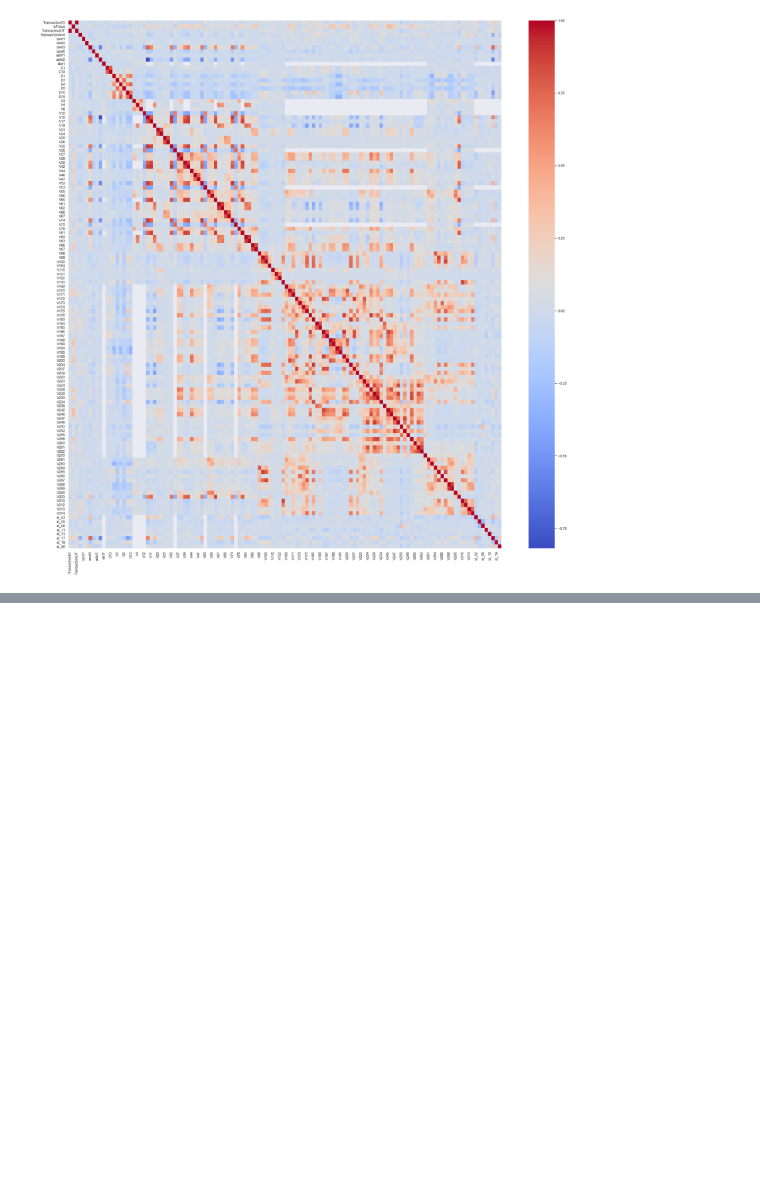
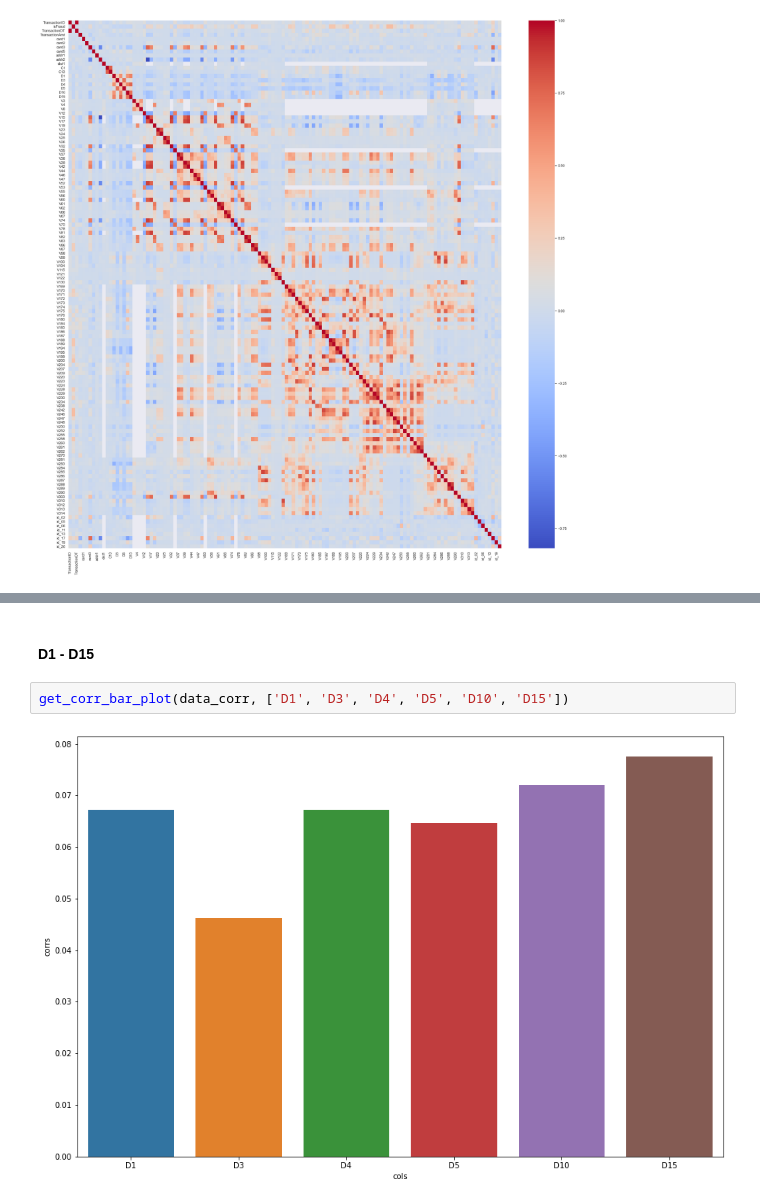
Before and after one commit to art204/fraud-detection, a Jupyter notebook: result_3_chpt.ipynb, the cells around one changed output, grey strips where cells are left out. Drawn from its saved outputs; the diff is of its cells as text; blank space fills up the shorter version.

```diff
--- a/result_3_chpt_with_heatmap.ipynb
+++ b/result_3_chpt.ipynb
@@ -402,0 +447,6 @@ sns.heatmap(data.corr(), cmap='coolwarm')
+# %% [markdown]
+#### D1 - D15
+# %%
+get_corr_bar_plot(data_corr, ['D1', 'D3', 'D4', 'D5', 'D10', 'D15'])
+# %% [output]
+[figure, added]
```
Also changed, not shown: parts of 22 cells of this notebook.
